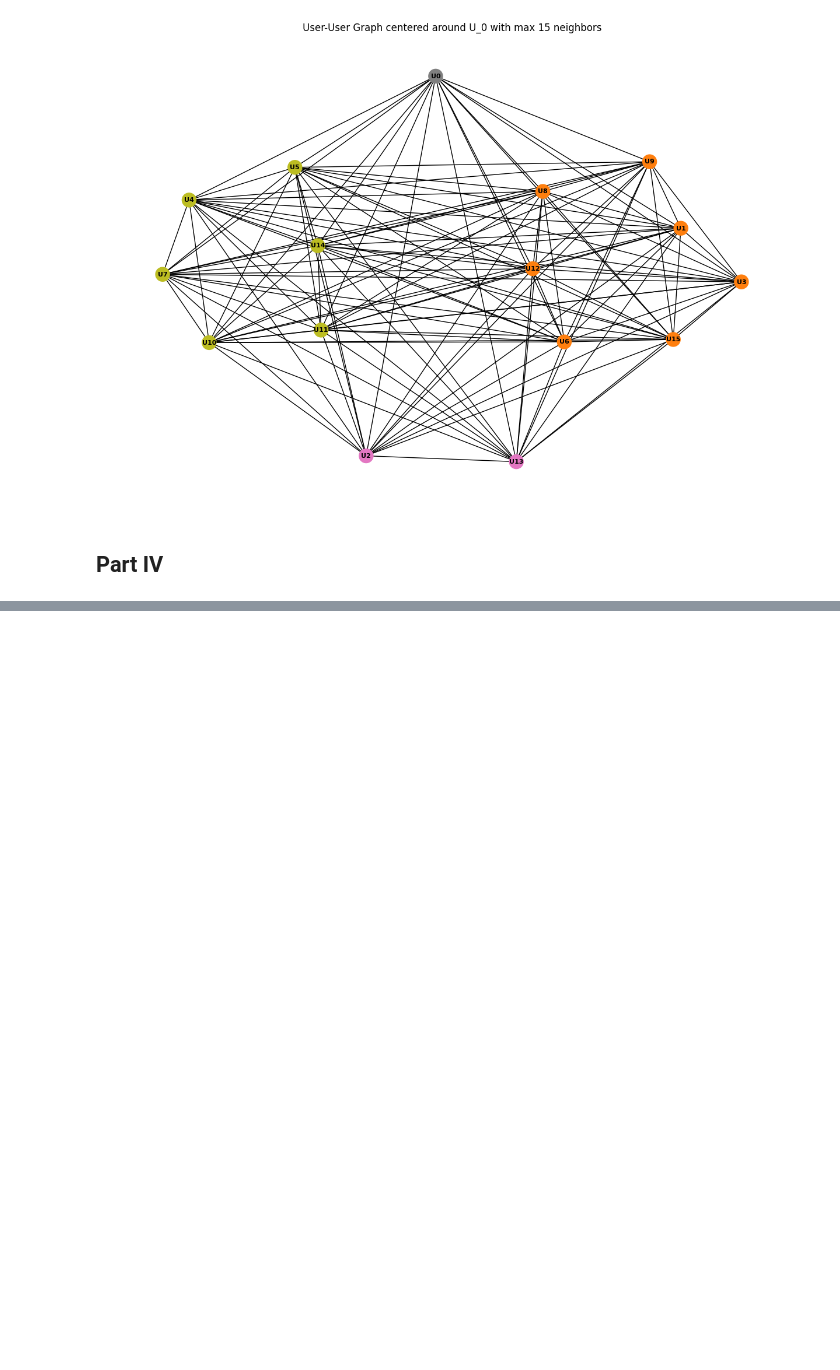
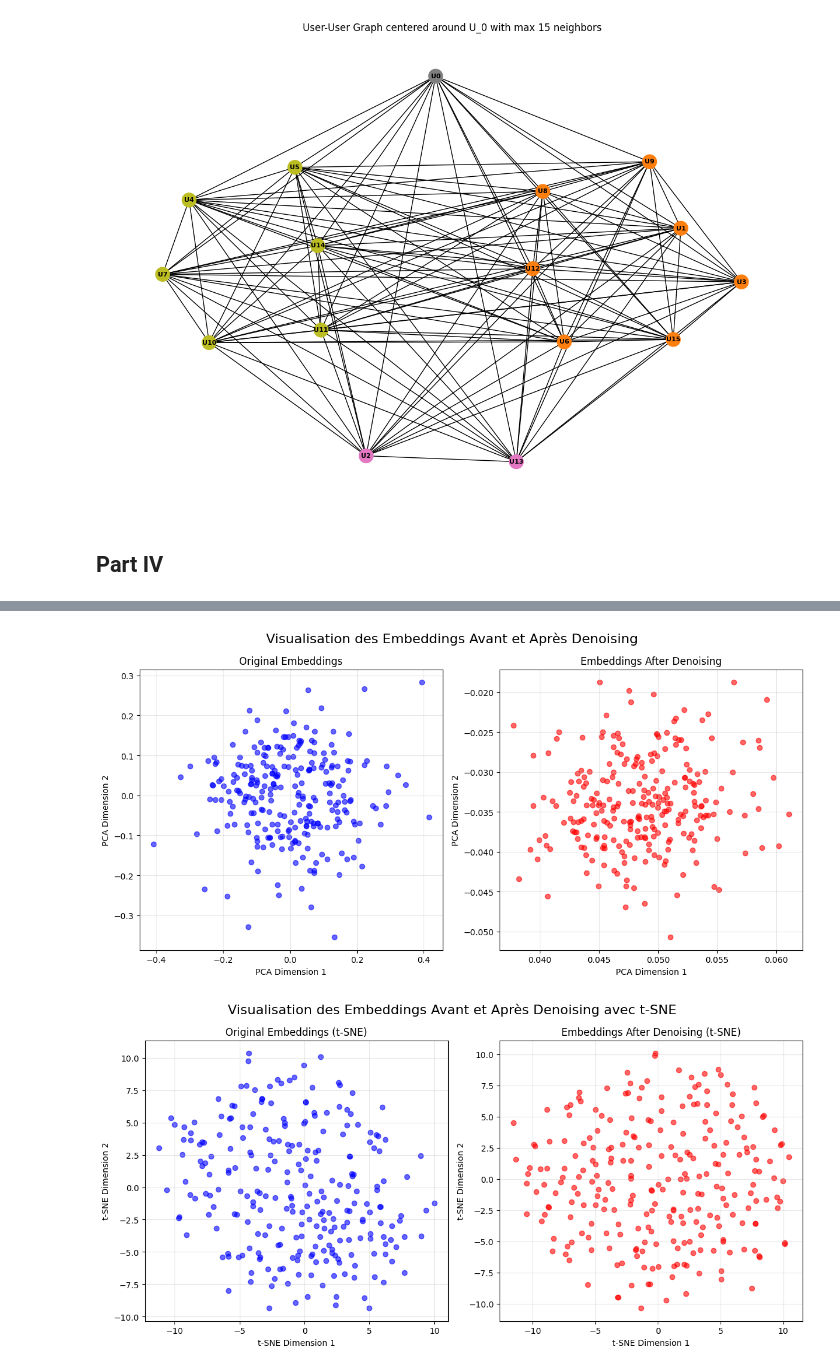
Before and after one commit to TarikRH/GRS, a Jupyter notebook: Ciao_GRS.ipynb, the cells around one changed output, grey strips where cells are left out. Cells and saved outputs as stored; diff of their text form; code cells hidden in the pictures; blank space fills up the shorter version.

```diff
--- a/Ciao_GRS.ipynb
+++ b/Ciao_GRS.ipynb
@@ -1428 +1568,12 @@ epoch 10 done! elapsed 817.31.s, epoch_losses [50.63204216508343, 16.63371407985
 ... (7 outputs left out)
+# %%
+from sklearn.decomposition import PCA
+from sklearn.manifold import TSNE
+import matplotlib.pyplot as plt
+
+
+app.visualize_embeddings()
+app.visualize_embeddings_TSNE()
+# %% [output]
+[figure, added]
+[figure, added]
```
Also changed, not shown: parts of 1 cell of this notebook.
